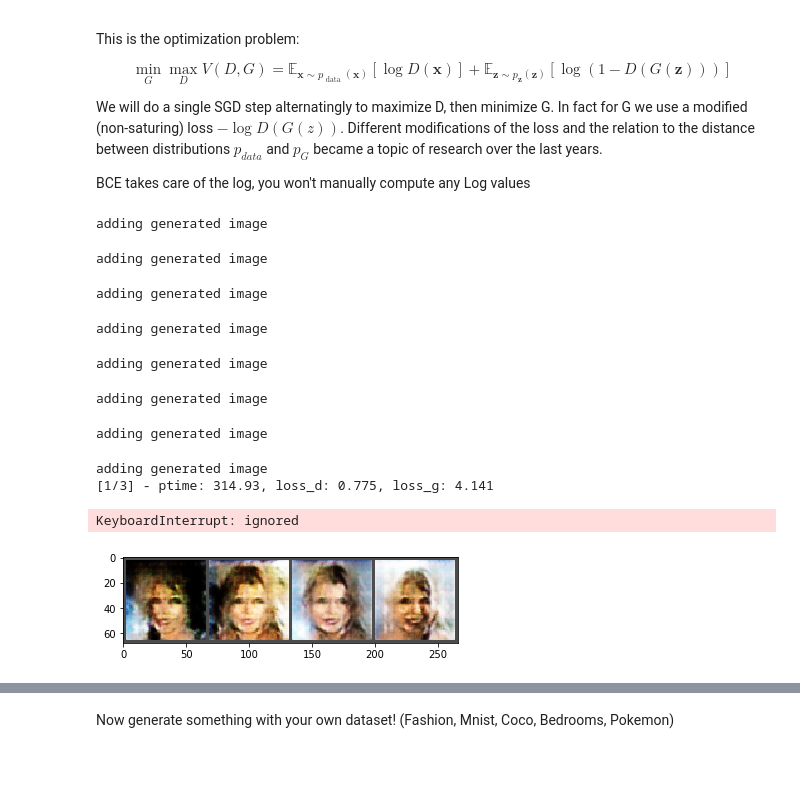
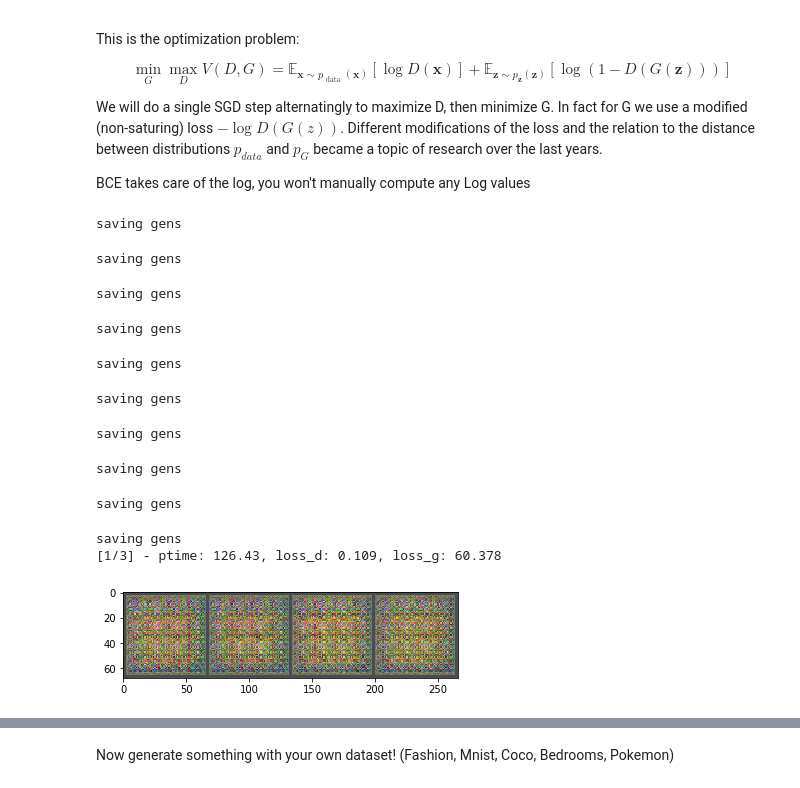
Before and after one commit to ALMerrill/cs474_labs_f2019, a Jupyter notebook: DL_Lab8.ipynb, the cells around one changed output, grey strips where cells are left out. Cells and saved outputs as stored; diff of their text form; code cells hidden in the pictures.

```diff
--- a/DL_Lab8.ipynb
+++ b/DL_Lab8.ipynb
@@ -334,7 +312,7 @@ img_size = 64
 
 
 #download the data, and change the filepath
-dataset = datasets.ImageFolder(root='/content',
+dataset = datasets.ImageFolder(root='lab8',
                            transform=transforms.Compose([
                                transforms.Resize(img_size),
                                transforms.CenterCrop(img_size),
@@ -490,46 +468,52 @@ for epoch in range(train_epoch):
         # get G_train_loss by using BCE_loss and the proper y_tensor
         # you are trying to make the generator generate real images
         # compute the gradients
         # step the optimizer
         #####
         gen_z_vecs = torch.randn(mini_batch, 100).view(-1, 100, 1, 1).cuda()
         D_result = D(G(gen_z_vecs).squeeze())
         G_train_loss = BCE_loss(D_result, y_real_)
         G_train_loss.backward()
         G_optimizer.step()
 
         # print('D real: {} D fake: {} G: {}'.format(D_real_loss, D_fake_loss, G_train_loss))
 
         G_losses.append(G_train_loss.item())
 
         num_iter += 1
 
         # generate a fixed_z_ image and save
-        if num_iter % 250 == 0:
-            print('adding generated image')
+        if num_iter % 200 == 0:
+            print('saving gens')
             x_gen = G(fixed_z_)
             collect_x_gen.append(x_gen.detach().clone())
+
         if num_iter == 2000:
             break
+
+
     epoch_end_time = time.time()
     per_epoch_ptime = epoch_end_time - epoch_start_time
 
     # print out statistics
     print('[%d/%d] - ptime: %.2f, loss_d: %.3f, loss_g: %.3f' % ((epoch + 1), train_epoch, per_epoch_ptime, torch.mean(torch.FloatTensor(D_losses)),
                                                               torch.mean(torch.FloatTensor(G_losses))))
     show_imgs(G_result[:4])
+
+    break
 # %% [output]
-adding generated image
+saving gens
-adding generated image
+saving gens
-adding generated image
+saving gens
-adding generated image
+saving gens
-adding generated image
+saving gens
-adding generated image
+saving gens
-adding generated image
+saving gens
-adding generated image
-[1/3] - ptime: 314.93, loss_d: 0.775, loss_g: 4.141
+saving gens
-KeyboardInterrupt: ignored
+saving gens
+saving gens
+[1/3] - ptime: 126.43, loss_d: 0.109, loss_g: 60.378
-[figure, old version]
+[figure, new version]
 # %%
 for x_gen in collect_x_gen:
     show_imgs(x_gen)
```
Also changed, not shown: parts of 7 cells of this notebook.
